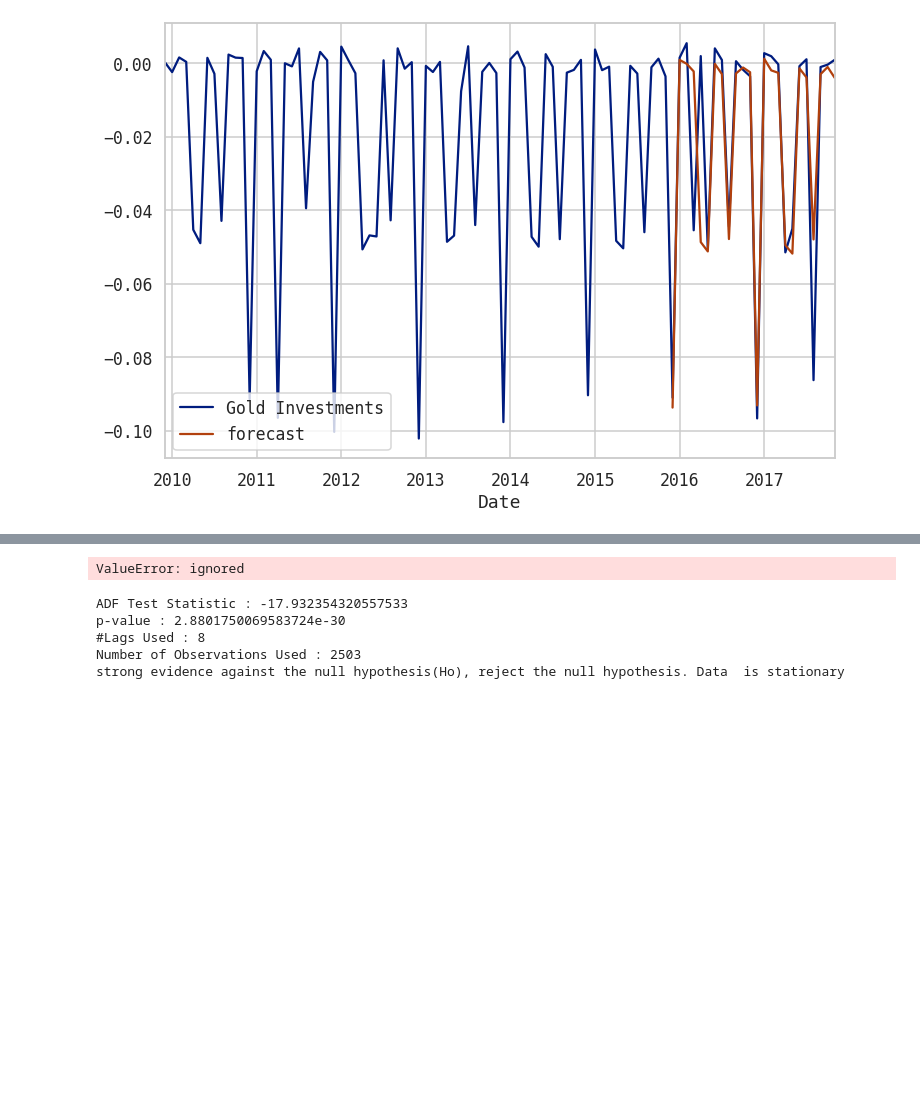
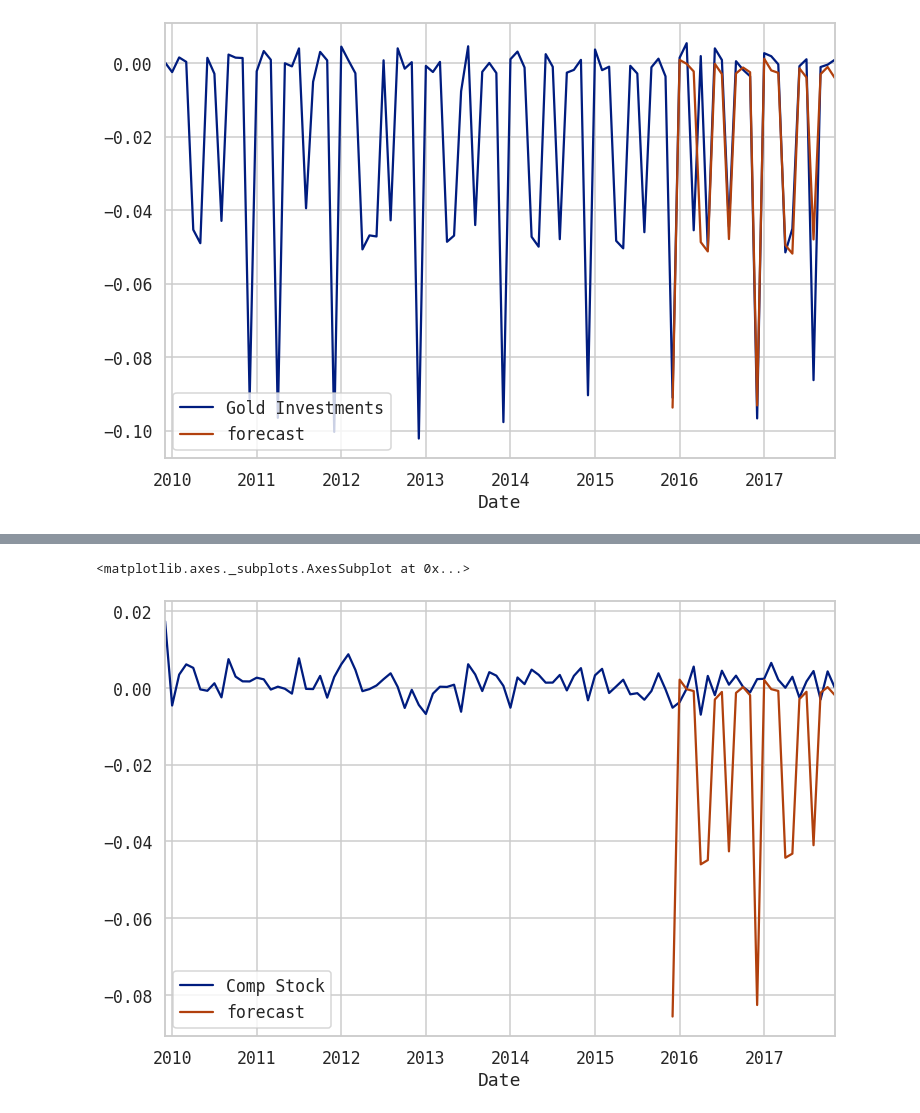
Before and after one commit to divyeshwakhariya/fliprobo, a Jupyter notebook: Company Stock Price/COMPANY_STOCK_PRICE.ipynb, the cells around one changed output, grey strips where cells are left out. Drawn from its saved outputs; the diff is of its cells as text; code cells hidden in the pictures; blank space fills up the shorter version.

```diff
--- a/Company Stock Price/COMPANY_STOCK_PRICE.ipynb
+++ b/Company Stock Price/COMPANY_STOCK_PRICE.ipynb
@@ -363,5 +343,3 @@ plt.show()
 # %%
-model=sm.tsa.statespace.SARIMAX(df_stock['Oil Investments'],order=(5,1,8),seasonal_order=(5,1,8,12))
+model=sm.tsa.statespace.SARIMAX(x_train,order=(1, 0,1),seasonal_order=(1,0,1,12)) #(p,d,q,Shift)
 results=model.fit()
-# %% [output]
-ValueError: ignored
@@ -380,8 +346,7 @@ def adfuller_test(data1):
-# %%
-adfuller_test(df_stock['Seasonal First Difference'].dropna())
-# %% [output]
-ADF Test Statistic : -17.932354320557533
-p-value : 2.8801750069583724e-30
-#Lags Used : 8
-Number of Observations Used : 2503
-strong evidence against the null hypothesis(Ho), reject the null hypothesis. Data  is stationary
+# %%
+
+data['forecast']=results.predict(start=72,end=96,dynamic=True)
+data[['Comp Stock','forecast']].plot(figsize=(12,8))
+# %% [output]
+<matplotlib.axes._subplots.AxesSubplot at 0x...>
+[figure, added]
```
Also changed, not shown: parts of 31 cells of this notebook.
